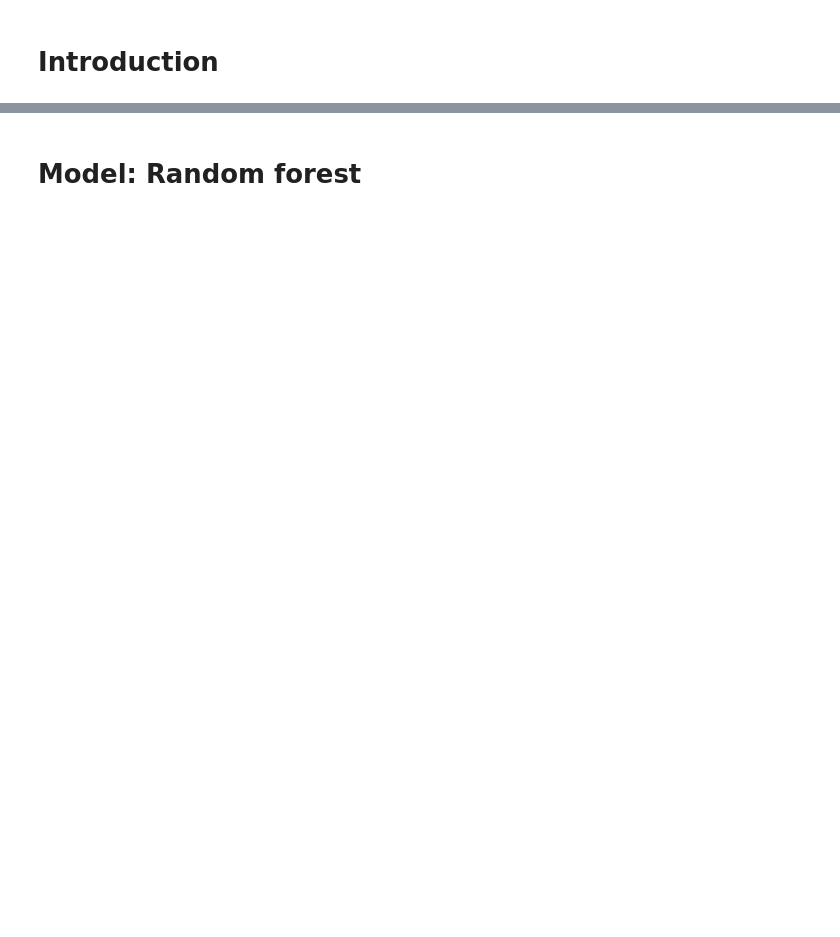
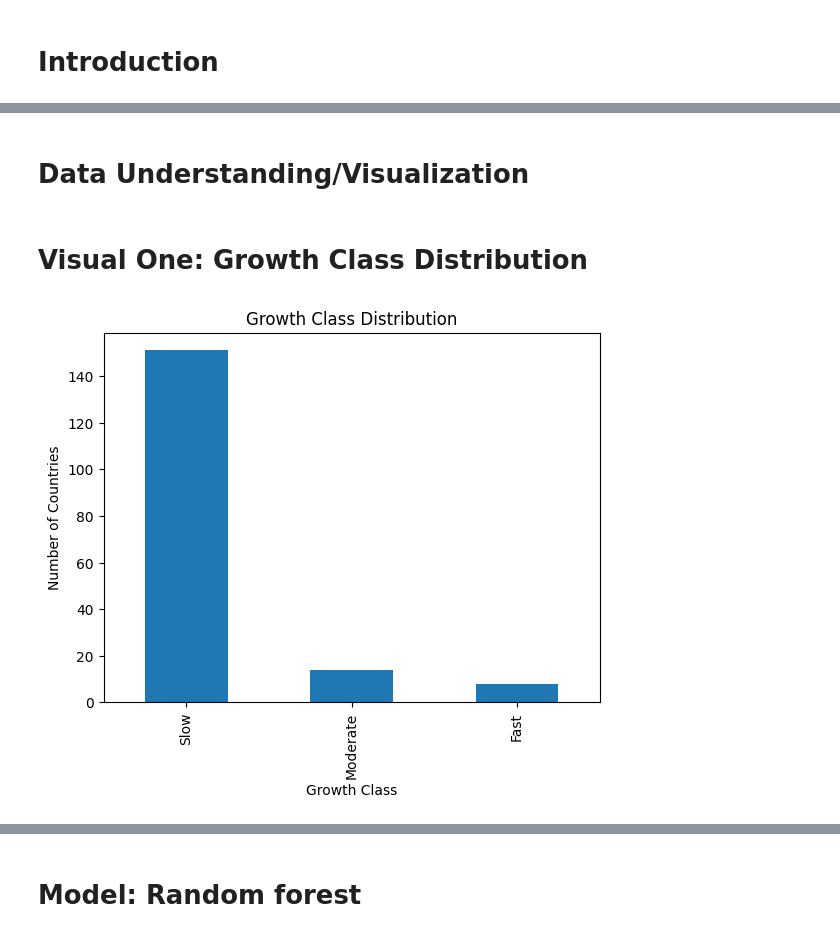
Before and after one commit to jess11233/ITCS3162, a Jupyter notebook: projecTwoVisual.ipynb, the cells around one changed output, grey strips where cells are left out. Cells and saved outputs as stored; diff of their text form; code cells hidden in the pictures; blank space fills up the shorter version.

```diff
--- a/projecTwoVisual.ipynb
+++ b/projecTwoVisual.ipynb
@@ -23,0 +50,13 @@ table1.head()
+# %%
+table1.fillna(table1.median(numeric_only=True), inplace=True)
+
+table1["GDP_per_capita"] = (table1["GDP"] * 1e9) / (table1["Population"] * 1e6)
+
+table1["growth_class"] = pd.cut(
+    table1["GDP Growth"],
+    bins=[-100, 2, 5, 100],
+    labels=["Slow", "Moderate", "Fast"]
+)
+
+drop_cols = ["name","currency","capital","languages","region","subregion","borders"]
+table_model = table1.drop(columns=drop_cols, errors="ignore")
@@ -23,0 +140,12 @@ table1.head()
+# %% [markdown]
+# Data Understanding/Visualization
+# %% [markdown]
+# Visual One: Growth Class Distribution
+# %%
+table1["growth_class"].value_counts().plot(kind="bar")
+plt.title("Growth Class Distribution")
+plt.xlabel("Growth Class")
+plt.ylabel("Number of Countries")
+plt.show()
+# %% [output]
+[figure, added]
```
Also changed, not shown: parts of 32 cells of this notebook.
